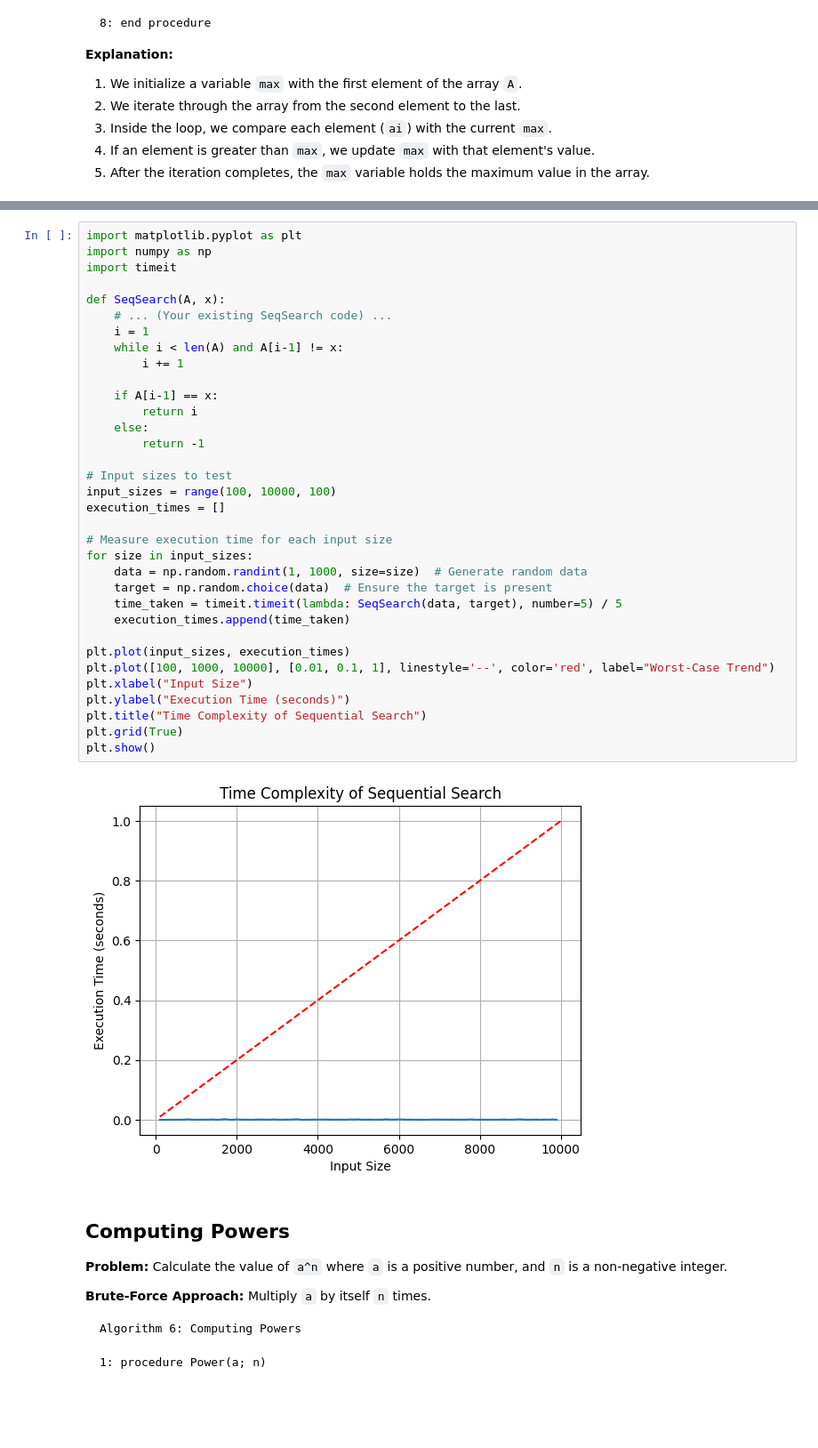
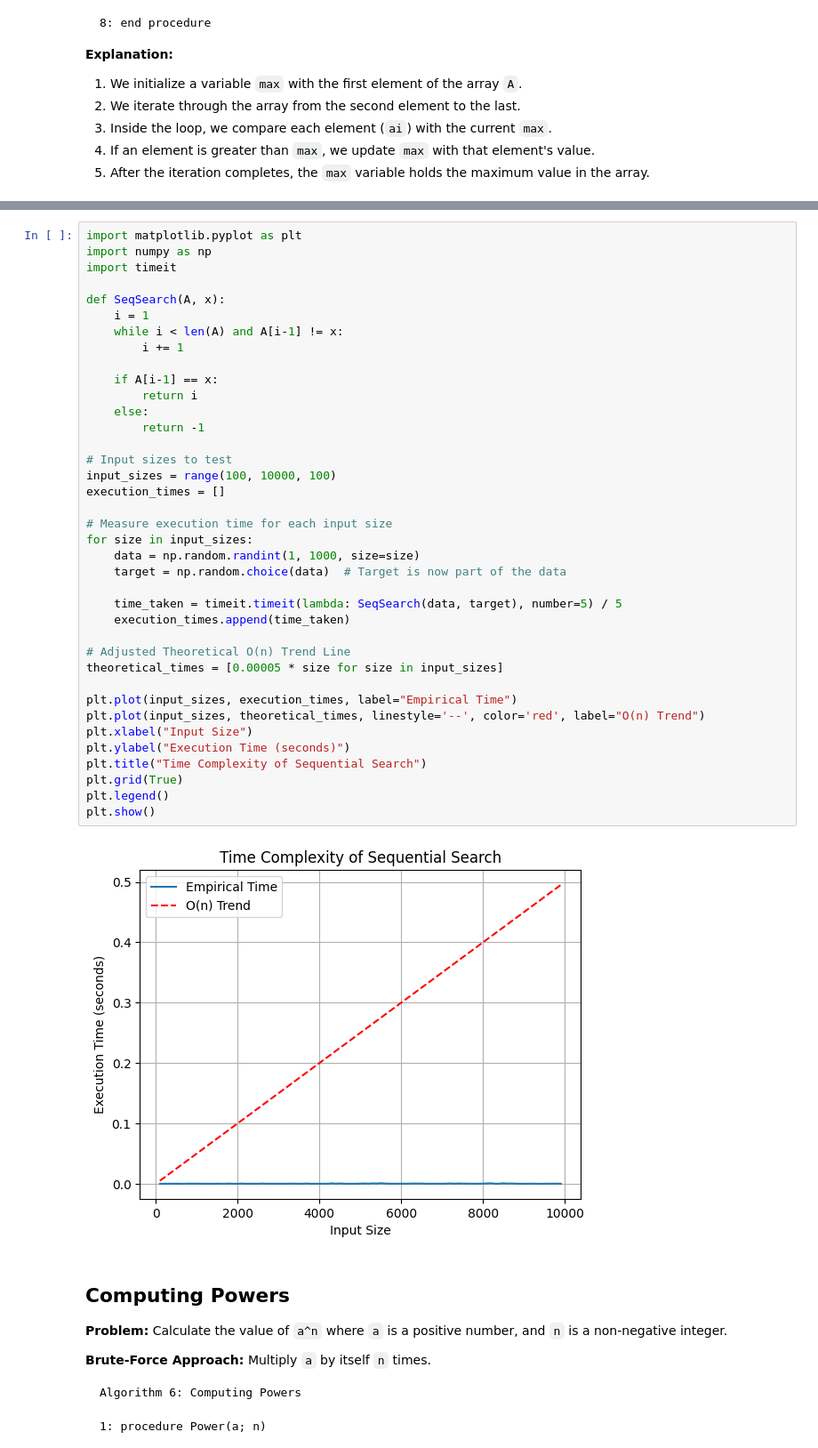
Before and after one commit to Soumya-Chakraborty/Design_and_Analysis_of_Algorithm, a Jupyter notebook: Brute_Force_Algorithm.ipynb, the cells around one changed output, grey strips where cells are left out. Shown at 89% size. Cells and saved outputs as stored; diff of their text form; blank space fills up the shorter version.

```diff
--- a/Brute_Force_Algorithm.ipynb
+++ b/Brute_Force_Algorithm.ipynb
@@ -90,39 +90,43 @@ Algorithm 4: Finding an Element in an Array of Integers
 # %%
 import matplotlib.pyplot as plt
 import numpy as np
 import timeit
 
 def SeqSearch(A, x):
-    # ... (Your existing SeqSearch code) ...
     i = 1
     while i < len(A) and A[i-1] != x:
         i += 1
 
     if A[i-1] == x:
         return i
     else:
         return -1
 
 # Input sizes to test
 input_sizes = range(100, 10000, 100)
 execution_times = []
 
 # Measure execution time for each input size
 for size in input_sizes:
-    data = np.random.randint(1, 1000, size=size)  # Generate random data
-    target = np.random.choice(data)  # Ensure the target is present
+    data = np.random.randint(1, 1000, size=size)
+    target = np.random.choice(data)  # Target is now part of the data
+
     time_taken = timeit.timeit(lambda: SeqSearch(data, target), number=5) / 5
     execution_times.append(time_taken)
 
-plt.plot(input_sizes, execution_times)
-plt.plot([100, 1000, 10000], [0.01, 0.1, 1], linestyle='--', color='red', label="Worst-Case Trend")
+# Adjusted Theoretical O(n) Trend Line
+theoretical_times = [0.00005 * size for size in input_sizes]
+
+plt.plot(input_sizes, execution_times, label="Empirical Time")
+plt.plot(input_sizes, theoretical_times, linestyle='--', color='red', label="O(n) Trend")
 plt.xlabel("Input Size")
 plt.ylabel("Execution Time (seconds)")
 plt.title("Time Complexity of Sequential Search")
 plt.grid(True)
+plt.legend()
 plt.show()
 # %% [output]
-[figure, old version]
+[figure, new version]
 # %% [markdown]
 ## Computing Powers
 
```
Also changed, not shown: parts of 8 cells of this notebook.
